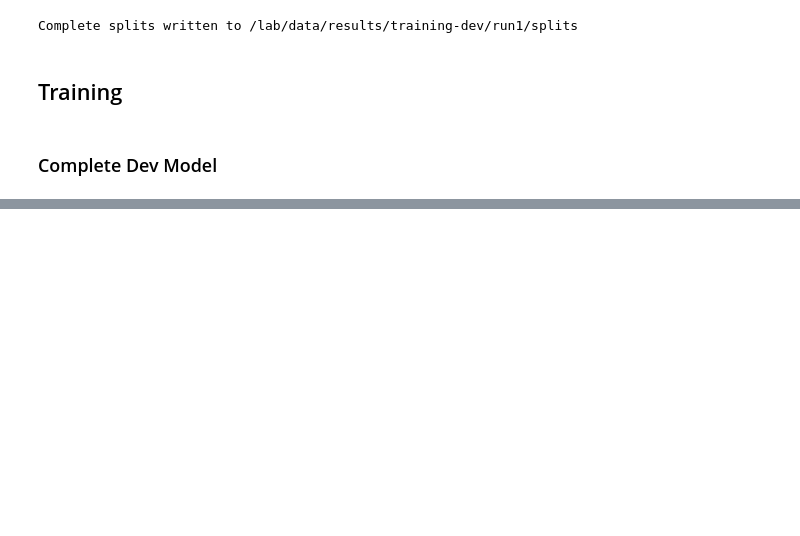
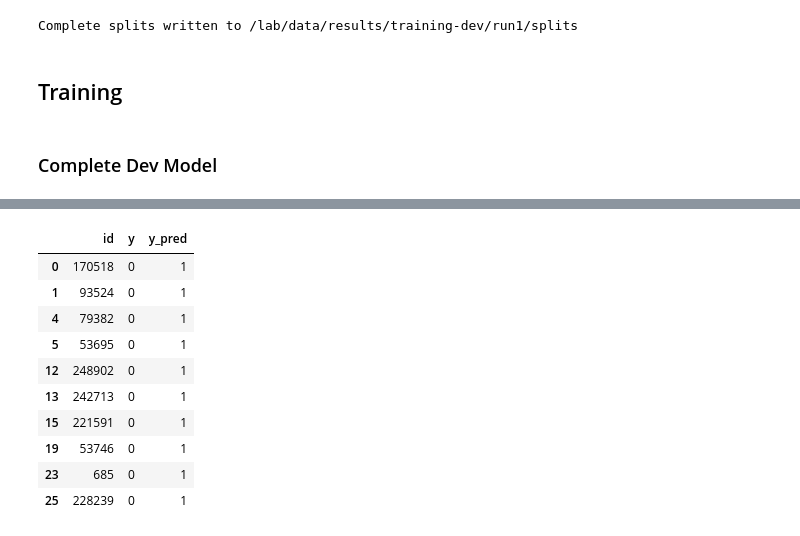
Before and after one commit to hammerlab/t-cell-relation-extraction, a Jupyter notebook: pipeline/08-training-dev.ipynb, the cells around one changed output, grey strips where cells are left out. Cells and saved outputs as stored; diff of their text form; code cells hidden in the pictures; blank space fills up the shorter version.

```diff
--- a/pipeline/08-training-dev.ipynb
+++ b/pipeline/08-training-dev.ipynb
@@ -200,0 +266,3 @@ INFO:__main__:Training complete
+# %%
+dfp = pd.read_json('/lab/data/results/training-dev/run1/models/inducing_cytokine_fold_0/data/predictions.json')
+dfp.info()
@@ -200,0 +281,14 @@ INFO:__main__:Training complete
+# %%
+dfp[dfp['y_pred'] > 0].head(10)
+# %% [output]
+|  | id | y | y_pred |
+| 0 | 170518 | 0 | 1 |
+| 1 | 93524 | 0 | 1 |
+| 4 | 79382 | 0 | 1 |
+| 5 | 53695 | 0 | 1 |
+| 12 | 248902 | 0 | 1 |
+| 13 | 242713 | 0 | 1 |
+| 15 | 221591 | 0 | 1 |
+| 19 | 53746 | 0 | 1 |
+| 23 | 685 | 0 | 1 |
+| 25 | 228239 | 0 | 1 |
```
Also changed, not shown: parts of 17 cells of this notebook, 6 other files.
